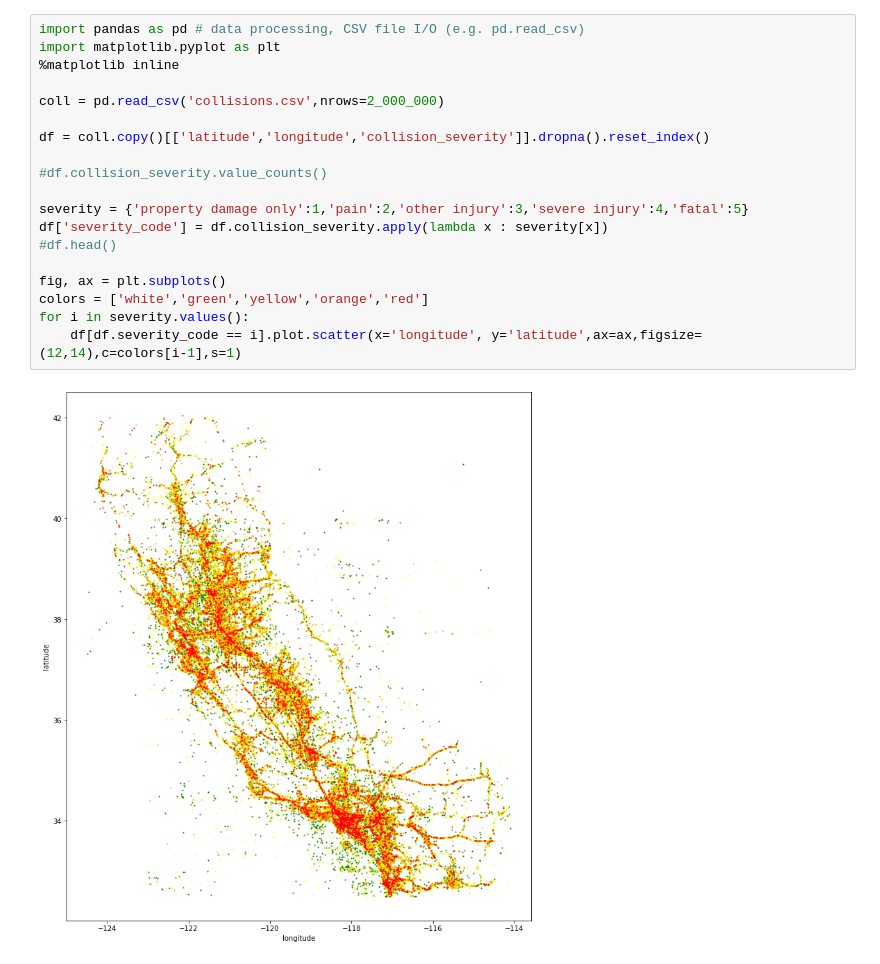
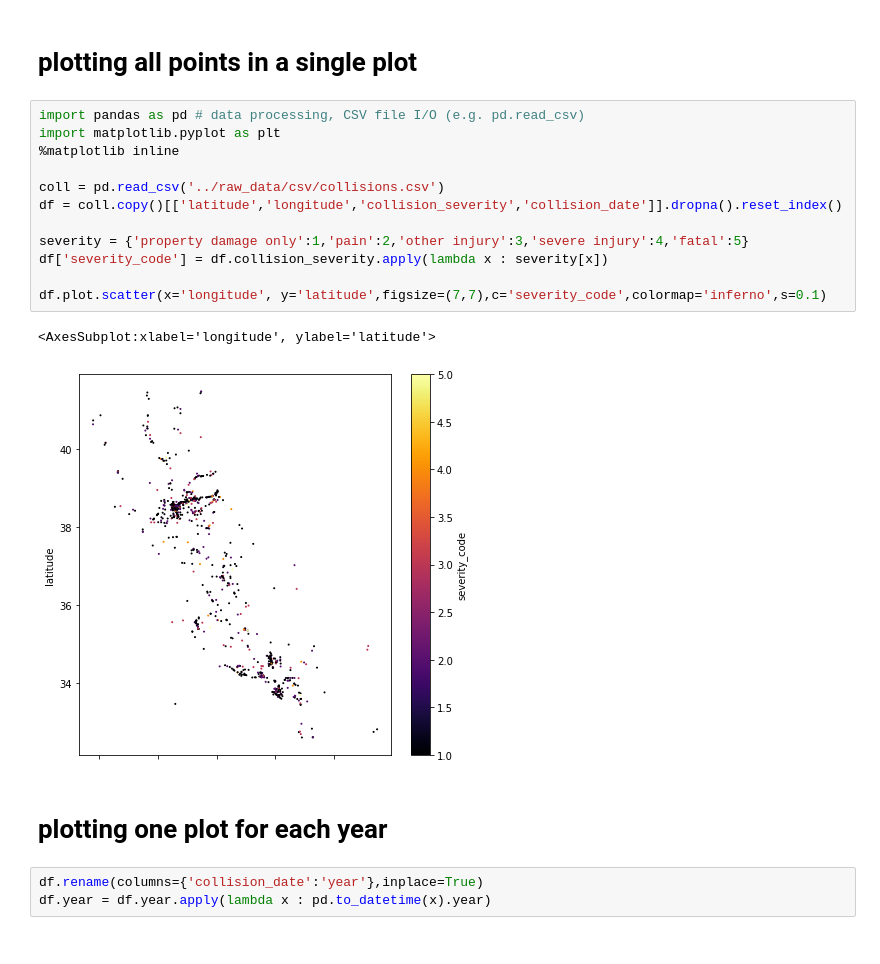
Before and after one commit to TheoPaillusson/car_crash, a Jupyter notebook: notebooks/collision_severity_California_heatmap.ipynb, the cells around one changed output. Saved outputs shown, nothing was run; the diff lists cells and outputs as text.

Commit message:
a few heatmaps

```diff
--- a/notebooks/collision_severity_California_heatmap.ipynb
+++ b/notebooks/collision_severity_California_heatmap.ipynb
@@ -1,21 +1,22 @@
+# %% [markdown]
+# plotting all points in a single plot
 # %%
 import pandas as pd # data processing, CSV file I/O (e.g. pd.read_csv)
 import matplotlib.pyplot as plt
 %matplotlib inline
 
-coll = pd.read_csv('collisions.csv',nrows=2_000_000)
-
-df = coll.copy()[['latitude','longitude','collision_severity']].dropna().reset_index()
-
-#df.collision_severity.value_counts()
+coll = pd.read_csv('../raw_data/csv/collisions.csv')
+df = coll.copy()[['latitude','longitude','collision_severity','collision_date']].dropna().reset_index()
 
 severity = {'property damage only':1,'pain':2,'other injury':3,'severe injury':4,'fatal':5}
 df['severity_code'] = df.collision_severity.apply(lambda x : severity[x])
-#df.head()
 
-fig, ax = plt.subplots()
-colors = ['white','green','yellow','orange','red']
-for i in severity.values():
-    df[df.severity_code == i].plot.scatter(x='longitude', y='latitude',ax=ax,figsize=(12,14),c=colors[i-1],s=1)
+df.plot.scatter(x='longitude', y='latitude',figsize=(7,7),c='severity_code',colormap='inferno',s=0.1)
 # %% [output]
+<AxesSubplot:xlabel='longitude', ylabel='latitude'>
-[figure, old version]
+[figure, new version]
+# %% [markdown]
+# plotting one plot for each year
+# %%
+df.rename(columns={'collision_date':'year'},inplace=True)
+df.year = df.year.apply(lambda x : pd.to_datetime(x).year)
```
Also changed, not shown: parts of 1 cell of this notebook.
